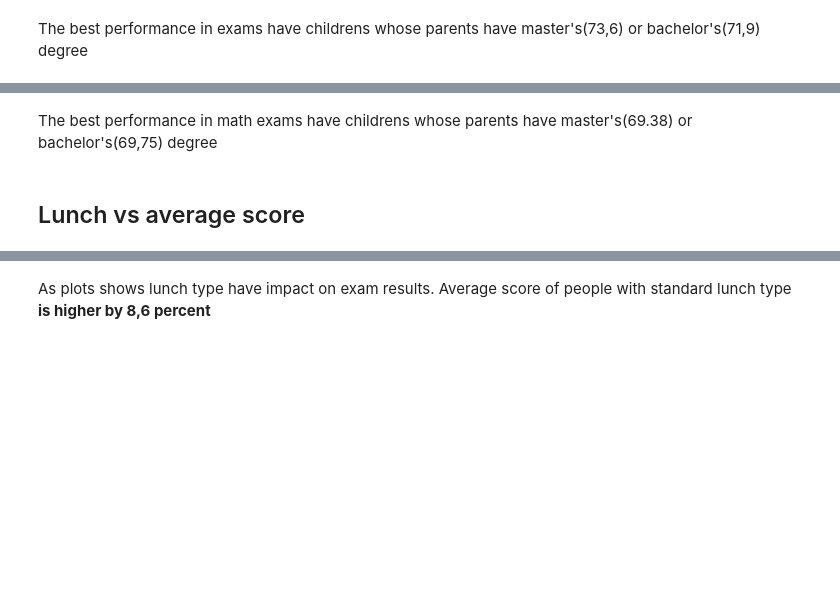
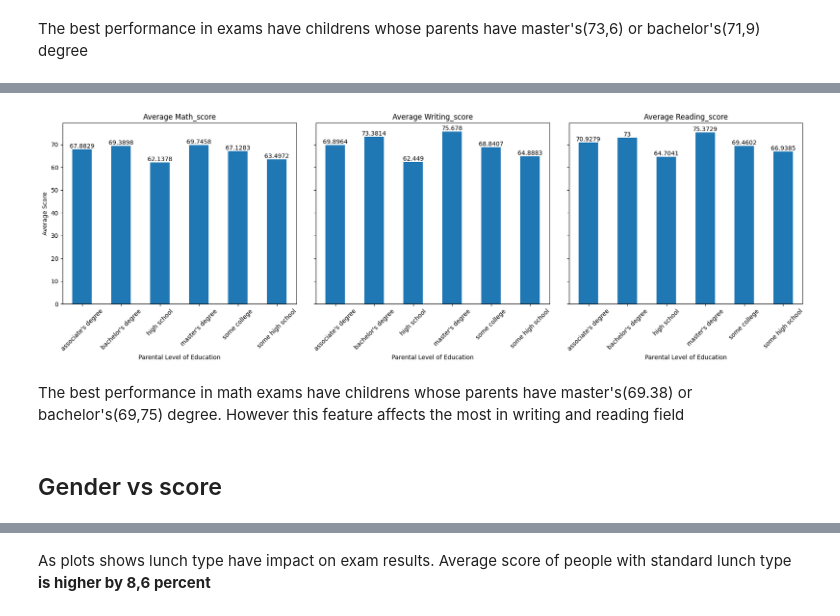
Before and after one commit to wiktor1468/StudentsStudyPerformance, a Jupyter notebook: StudentsStudyPerformance.ipynb, the cells around one changed output, grey strips where cells are left out. Saved outputs shown, nothing was run; the diff lists cells and outputs as text; code cells hidden in the pictures; blank space fills up the shorter version.

```diff
--- a/StudentsStudyPerformance.ipynb
+++ b/StudentsStudyPerformance.ipynb
@@ -316,4 +332,35 @@ for i in bar_plot.containers:
+# %%
+scores = ['math_score', 'writing_score', 'reading_score']
+
+fig, axes = plt.subplots(1, len(scores), figsize=(18, 6), sharey=True)
+
+# Loop through each score and create the corresponding subplot
+for idx, score in enumerate(scores):
+    avgs_score = df.groupby('parental_level_of_education')[score].mean()
+    ax = axes[idx]
+
+    # Plotting on the respective subplot
+    bar_plot_avg = avgs_score.plot(kind='bar', ax=ax)
+
+    # Setting the title and labels for each subplot
+    ax.set_title(f'Average {score.capitalize()}')
+    ax.set_xlabel('Parental Level of Education')
+    ax.set_ylabel('Average Score' if idx == 0 else '')  # Only set y-label for the first subplot
+
+    # Rotating x-ticks for better readability
+    ax.set_xticklabels(ax.get_xticklabels(), rotation=45)
+
+    # Adding labels to the bars
+    for container in bar_plot_avg.containers:
+        bar_plot_avg.bar_label(container, label_type='edge')
+
+# Adjust layout to make room for labels and titles
+plt.tight_layout()
+plt.show()
+# %% [output]
+[figure, added]
 # %% [markdown]
-The best performance in math exams have childrens whose parents have master's(69.38) or bachelor's(69,75) degree
+The best performance in math exams have childrens whose parents have master's(69.38) or bachelor's(69,75) degree.
+However this feature affects the most in writing and reading field
 # %% [markdown]
-## Lunch vs average score
+## Gender vs score
```
Also changed, not shown: parts of 22 cells of this notebook.
